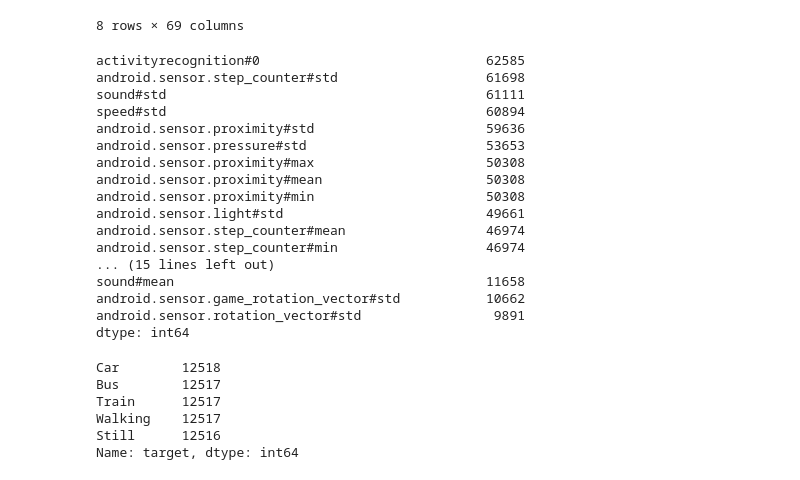
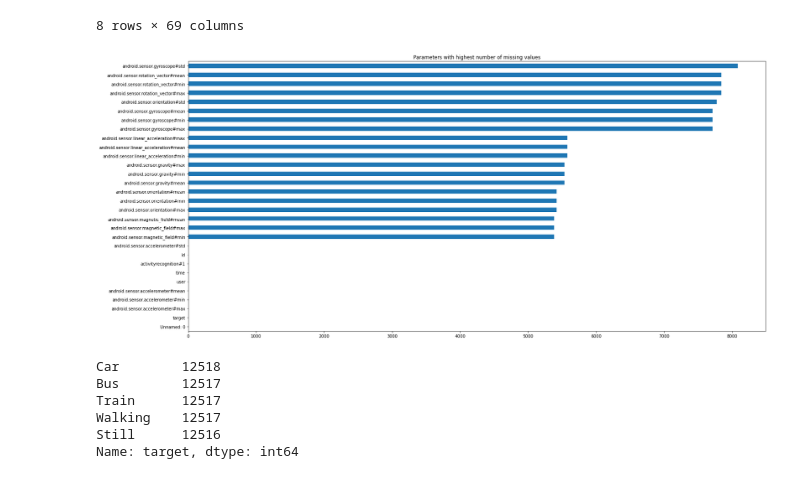
Before and after one commit to sardorick/BW-2-Fitness-ML, a Jupyter notebook: eda_half_second_Sardor.ipynb, the cells around one changed output. Cells and saved outputs as stored; diff of their text form; code cells hidden in the pictures.

```diff
--- a/eda_half_second_Sardor.ipynb
+++ b/eda_half_second_Sardor.ipynb
@@ -40,26 +40,13 @@ df.describe()
 | 75% | 46938.000000 | 177436.000000 | 1488.000000 | NaN | 100.000000 | 10.113886 | ... |
 | max | 62584.000000 | 229151.000000 | 6835.000000 | NaN | 100.000000 | 39.161016 | ... |
 8 rows × 69 columns
-# %%
-df.isnull().sum().sort_values(ascending=False).head(30)
-# %% [output]
-activityrecognition#0                             62585
-android.sensor.step_counter#std                   61698
-sound#std                                         61111
-speed#std                                         60894
-android.sensor.proximity#std                      59636
-android.sensor.pressure#std                       53653
-android.sensor.proximity#max                      50308
-android.sensor.proximity#mean                     50308
-android.sensor.proximity#min                      50308
-android.sensor.light#std                          49661
-android.sensor.step_counter#mean                  46974
-android.sensor.step_counter#min                   46974
-... (15 lines left out)
-sound#mean                                        11658
-android.sensor.game_rotation_vector#std           10662
-android.sensor.rotation_vector#std                 9891
-dtype: int64
+# %%
+plt.figure(figsize=(25, 12))
+df.isnull().sum().sort_values(ascending=True).head(30).plot(kind='barh')
+plt.title('Parameters with highest number of missing values')
+plt.savefig('null_params.png')
+# %% [output]
+[figure, added]
 # %%
 df.target.value_counts()
 # %% [output]
```
Also changed, not shown: parts of 7 cells of this notebook, 7 other files.
